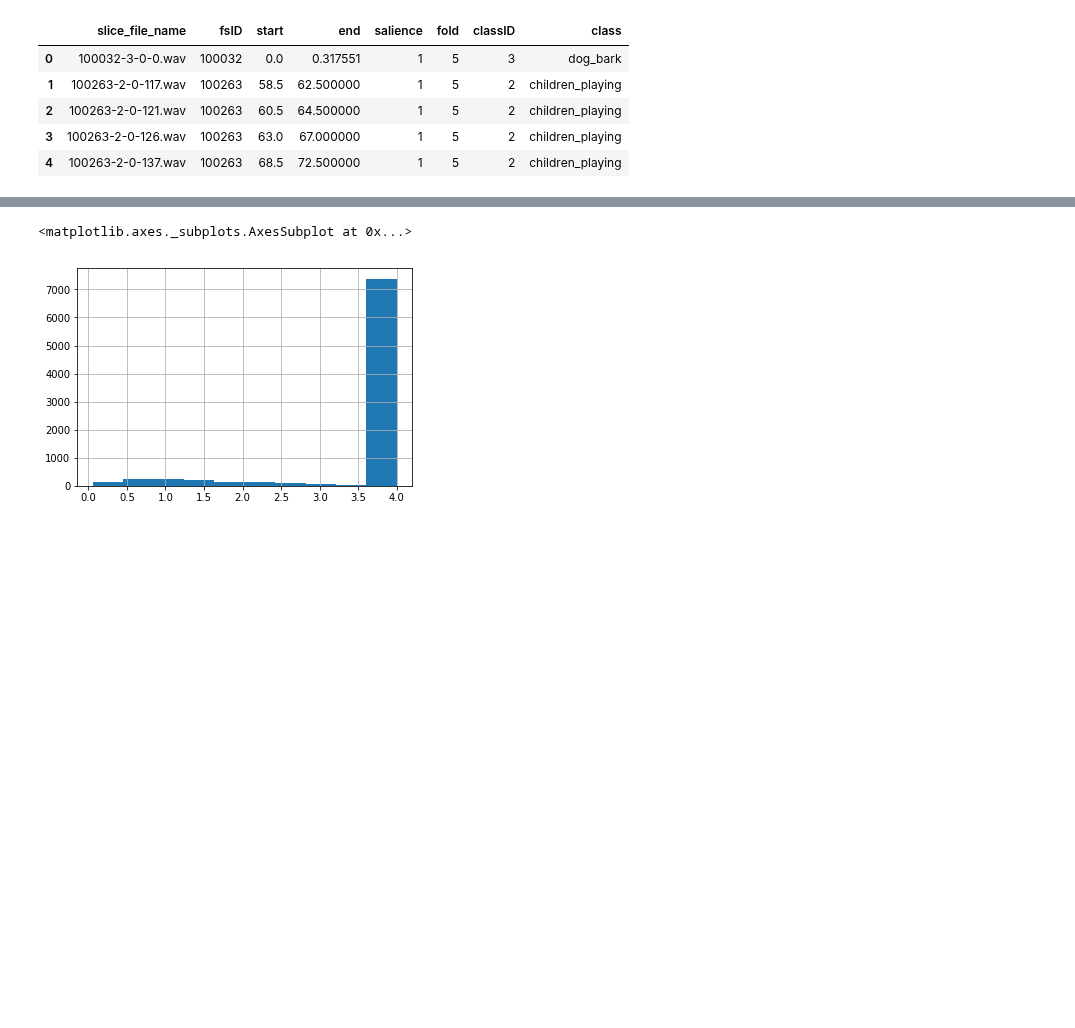
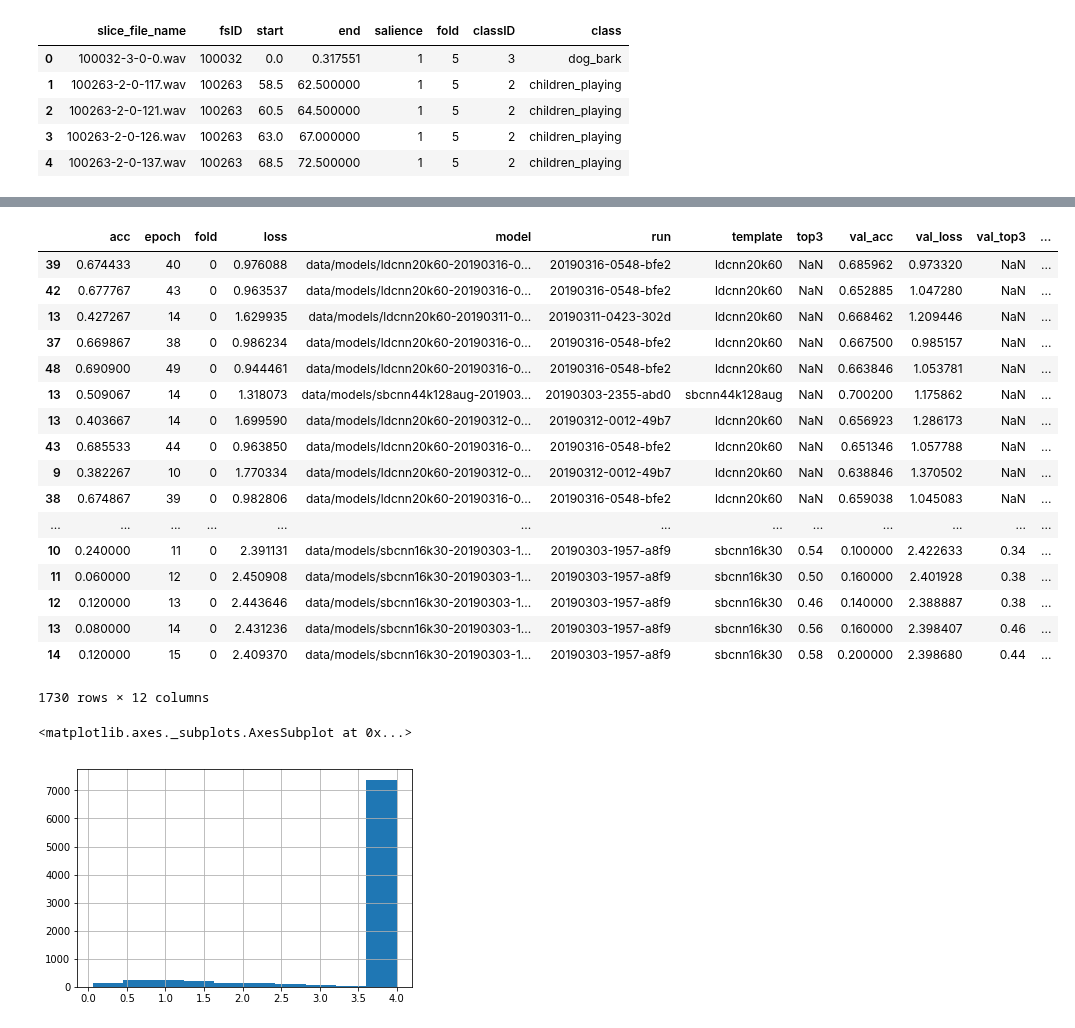
Before and after one commit to jonnor/ESC-CNN-microcontroller, a Jupyter notebook: Experiments.ipynb, the cells around one changed output, grey strips where cells are left out. Drawn from its saved outputs; the diff is of its cells as text; code cells hidden in the pictures; blank space fills up the shorter version.

```diff
--- a/Experiments.ipynb
+++ b/Experiments.ipynb
@@ -32,3 +52,24 @@ data.head()
+# %%
+df.sort_values('voted_val_acc', ascending=False)
+# %% [output]
+|  | acc | epoch | fold | loss | model | run | template | top3 | val_acc | val_loss | val_top3 | ... |
+| 39 | 0.674433 | 40 | 0 | 0.976088 | data/models/ldcnn20k60-20190316-0... | 20190316-0548-bfe2 | ldcnn20k60 | NaN | 0.685962 | 0.973320 | NaN | ... |
+| 42 | 0.677767 | 43 | 0 | 0.963537 | data/models/ldcnn20k60-20190316-0... | 20190316-0548-bfe2 | ldcnn20k60 | NaN | 0.652885 | 1.047280 | NaN | ... |
+| 13 | 0.427267 | 14 | 0 | 1.629935 | data/models/ldcnn20k60-20190311-0... | 20190311-0423-302d | ldcnn20k60 | NaN | 0.668462 | 1.209446 | NaN | ... |
+| 37 | 0.669867 | 38 | 0 | 0.986234 | data/models/ldcnn20k60-20190316-0... | 20190316-0548-bfe2 | ldcnn20k60 | NaN | 0.667500 | 0.985157 | NaN | ... |
+| 48 | 0.690900 | 49 | 0 | 0.944461 | data/models/ldcnn20k60-20190316-0... | 20190316-0548-bfe2 | ldcnn20k60 | NaN | 0.663846 | 1.053781 | NaN | ... |
+| 13 | 0.509067 | 14 | 0 | 1.318073 | data/models/sbcnn44k128aug-201903... | 20190303-2355-abd0 | sbcnn44k128aug | NaN | 0.700200 | 1.175862 | NaN | ... |
+| 13 | 0.403667 | 14 | 0 | 1.699590 | data/models/ldcnn20k60-20190312-0... | 20190312-0012-49b7 | ldcnn20k60 | NaN | 0.656923 | 1.286173 | NaN | ... |
+| 43 | 0.685533 | 44 | 0 | 0.963850 | data/models/ldcnn20k60-20190316-0... | 20190316-0548-bfe2 | ldcnn20k60 | NaN | 0.651346 | 1.057788 | NaN | ... |
+| 9 | 0.382267 | 10 | 0 | 1.770334 | data/models/ldcnn20k60-20190312-0... | 20190312-0012-49b7 | ldcnn20k60 | NaN | 0.638846 | 1.370502 | NaN | ... |
+| 38 | 0.674867 | 39 | 0 | 0.982806 | data/models/ldcnn20k60-20190316-0... | 20190316-0548-bfe2 | ldcnn20k60 | NaN | 0.659038 | 1.045083 | NaN | ... |
+| ... | ... | ... | ... | ... | ... | ... | ... | ... | ... | ... | ... | ... |
+| 10 | 0.240000 | 11 | 0 | 2.391131 | data/models/sbcnn16k30-20190303-1... | 20190303-1957-a8f9 | sbcnn16k30 | 0.54 | 0.100000 | 2.422633 | 0.34 | ... |
+| 11 | 0.060000 | 12 | 0 | 2.450908 | data/models/sbcnn16k30-20190303-1... | 20190303-1957-a8f9 | sbcnn16k30 | 0.50 | 0.160000 | 2.401928 | 0.38 | ... |
+| 12 | 0.120000 | 13 | 0 | 2.443646 | data/models/sbcnn16k30-20190303-1... | 20190303-1957-a8f9 | sbcnn16k30 | 0.46 | 0.140000 | 2.388887 | 0.38 | ... |
+| 13 | 0.080000 | 14 | 0 | 2.431236 | data/models/sbcnn16k30-20190303-1... | 20190303-1957-a8f9 | sbcnn16k30 | 0.56 | 0.160000 | 2.398407 | 0.46 | ... |
+| 14 | 0.120000 | 15 | 0 | 2.409370 | data/models/sbcnn16k30-20190303-1... | 20190303-1957-a8f9 | sbcnn16k30 | 0.58 | 0.200000 | 2.398680 | 0.44 | ... |
+1730 rows × 12 columns
 # %%
 (data.end - data.start).hist()
 # %% [output]
```
Also changed, not shown: parts of 4 cells of this notebook, 2 other files.
